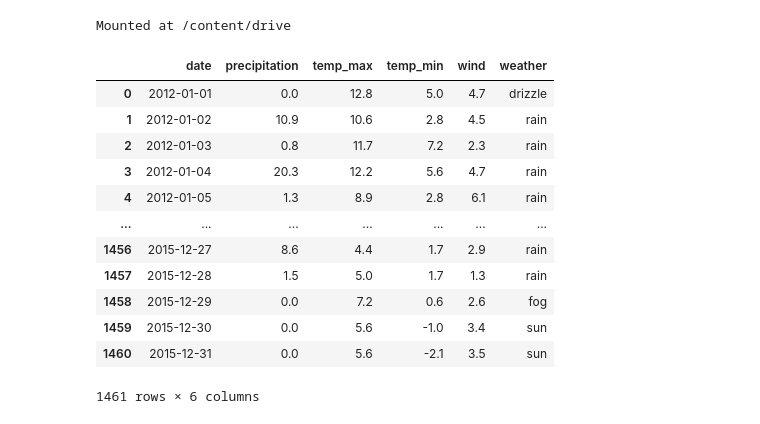
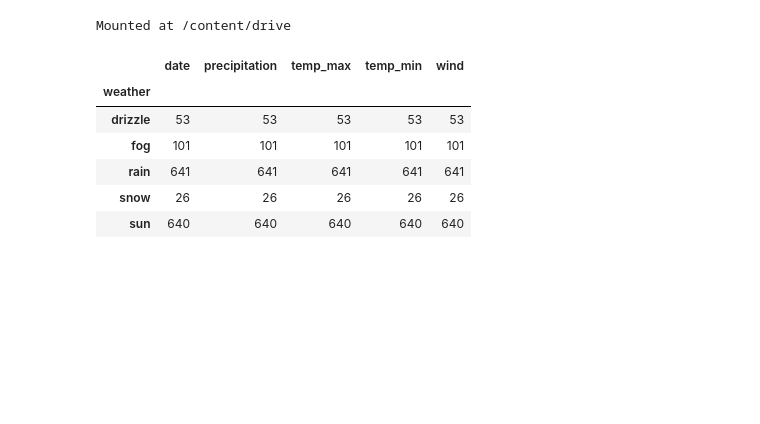
Before and after one commit to Tonry12/BSC_DPDM23, a Jupyter notebook: Weather_Prediction.ipynb, the cells around one changed output. Drawn from its saved outputs; the diff is of its cells as text; code cells hidden in the pictures; blank space fills up the shorter version.

```diff
--- a/Weather_Prediction.ipynb
+++ b/Weather_Prediction.ipynb
@@ -13,16 +24,0 @@ weather = pd.read_csv('/content/drive/MyDrive/SPN/seattle-weather.csv')
-# %%
-weather
-# %% [output]
-|  | date | precipitation | temp_max | temp_min | wind | weather |
-| 0 | 2012-01-01 | 0.0 | 12.8 | 5.0 | 4.7 | drizzle |
-| 1 | 2012-01-02 | 10.9 | 10.6 | 2.8 | 4.5 | rain |
-| 2 | 2012-01-03 | 0.8 | 11.7 | 7.2 | 2.3 | rain |
-| 3 | 2012-01-04 | 20.3 | 12.2 | 5.6 | 4.7 | rain |
-| 4 | 2012-01-05 | 1.3 | 8.9 | 2.8 | 6.1 | rain |
-| ... | ... | ... | ... | ... | ... | ... |
-| 1456 | 2015-12-27 | 8.6 | 4.4 | 1.7 | 2.9 | rain |
-| 1457 | 2015-12-28 | 1.5 | 5.0 | 1.7 | 1.3 | rain |
-| 1458 | 2015-12-29 | 0.0 | 7.2 | 0.6 | 2.6 | fog |
-| 1459 | 2015-12-30 | 0.0 | 5.6 | -1.0 | 3.4 | sun |
-| 1460 | 2015-12-31 | 0.0 | 5.6 | -2.1 | 3.5 | sun |
-1461 rows × 6 columns
@@ -28,0 +27,10 @@ weather
+# %%
+df.groupby(['weather']).count()
+# %% [output]
+|  | date | precipitation | temp_max | temp_min | wind |
+| weather |  |  |  |  |  |
+| drizzle | 53 | 53 | 53 | 53 | 53 |
+| fog | 101 | 101 | 101 | 101 | 101 |
+| rain | 641 | 641 | 641 | 641 | 641 |
+| snow | 26 | 26 | 26 | 26 | 26 |
+| sun | 640 | 640 | 640 | 640 | 640 |
```
Also changed, not shown: parts of 8 cells of this notebook.
